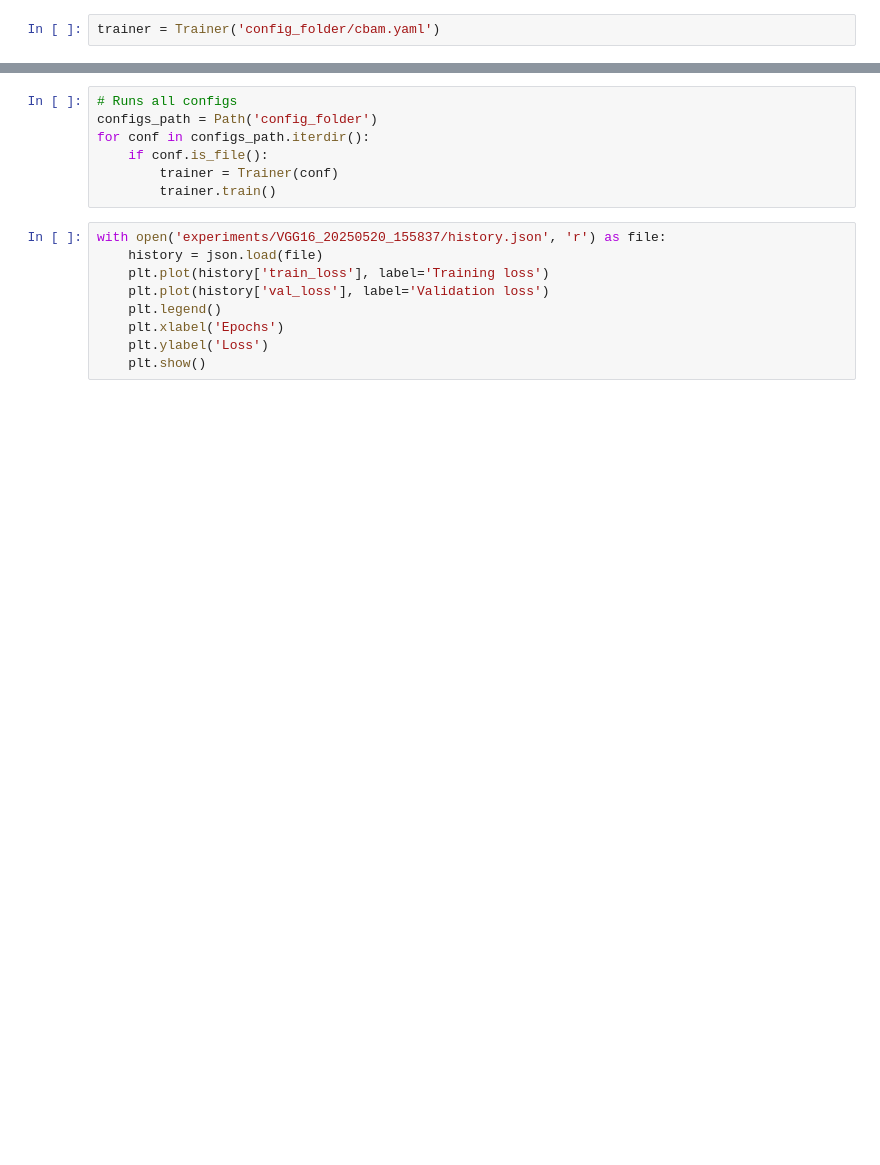
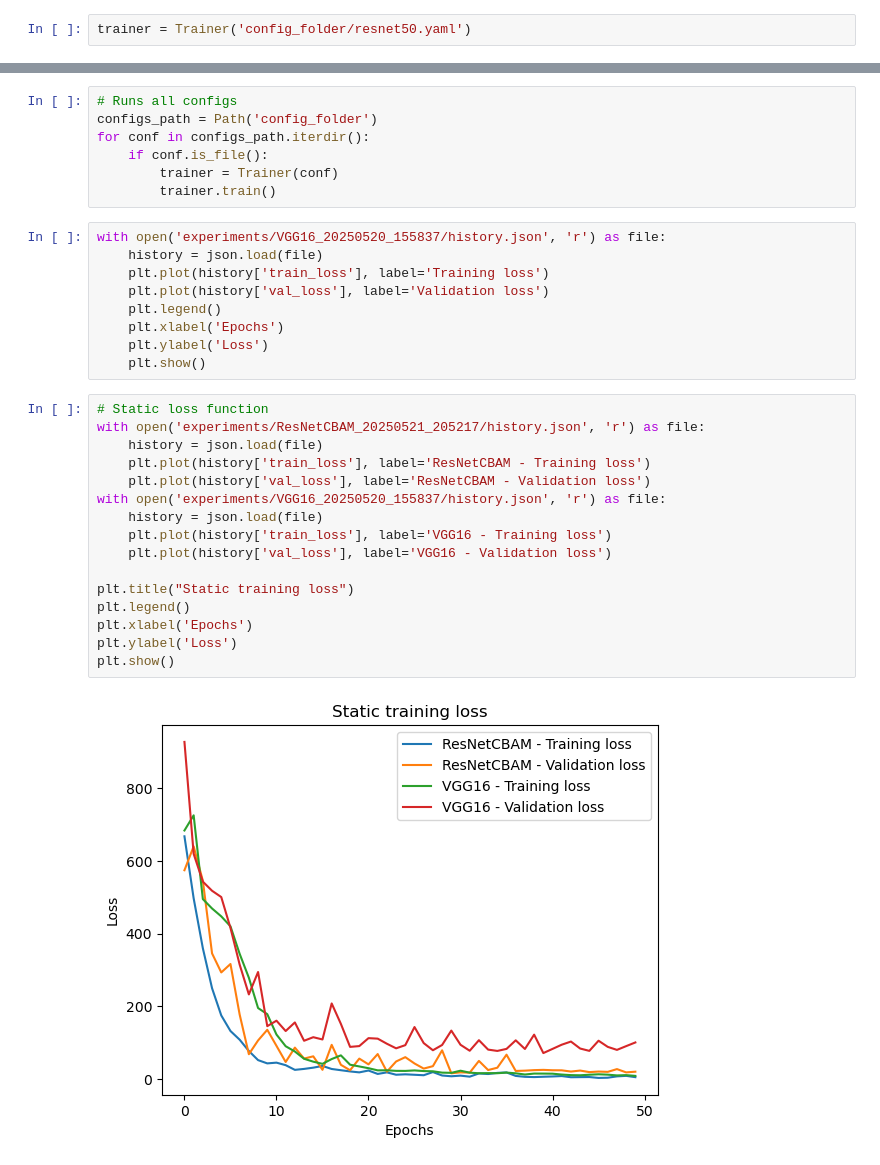
Before and after one commit to YuerTang/Math-156-Project, a Jupyter notebook: main.ipynb, the cells around one changed output, grey strips where cells are left out. Saved outputs shown, nothing was run; the diff lists cells and outputs as text; blank space fills up the shorter version.

```diff
--- a/main.ipynb
+++ b/main.ipynb
@@ -16,7 +13,7 @@ from pathlib import Path
 from pipeline import Trainer
 import json
 # %%
-trainer = Trainer('config_folder/cbam.yaml')
+trainer = Trainer('config_folder/resnet50.yaml')
 # %%
 model, history = trainer.train()
 # %% [output]
@@ -46,3 +37,21 @@ with open('experiments/VGG16_20250520_155837/history.json', 'r') as file:
     plt.xlabel('Epochs')
     plt.ylabel('Loss')
     plt.show()
+# %%
+# Static loss function
+with open('experiments/ResNetCBAM_20250521_205217/history.json', 'r') as file:
+    history = json.load(file)
+    plt.plot(history['train_loss'], label='ResNetCBAM - Training loss')
+    plt.plot(history['val_loss'], label='ResNetCBAM - Validation loss')
+with open('experiments/VGG16_20250520_155837/history.json', 'r') as file:
+    history = json.load(file)
+    plt.plot(history['train_loss'], label='VGG16 - Training loss')
+    plt.plot(history['val_loss'], label='VGG16 - Validation loss')
+
+plt.title("Static training loss")
+plt.legend()
+plt.xlabel('Epochs')
+plt.ylabel('Loss')
+plt.show()
+# %% [output]
+[figure, added]
```
Also changed, not shown: parts of 2 cells of this notebook, 16 other files.
